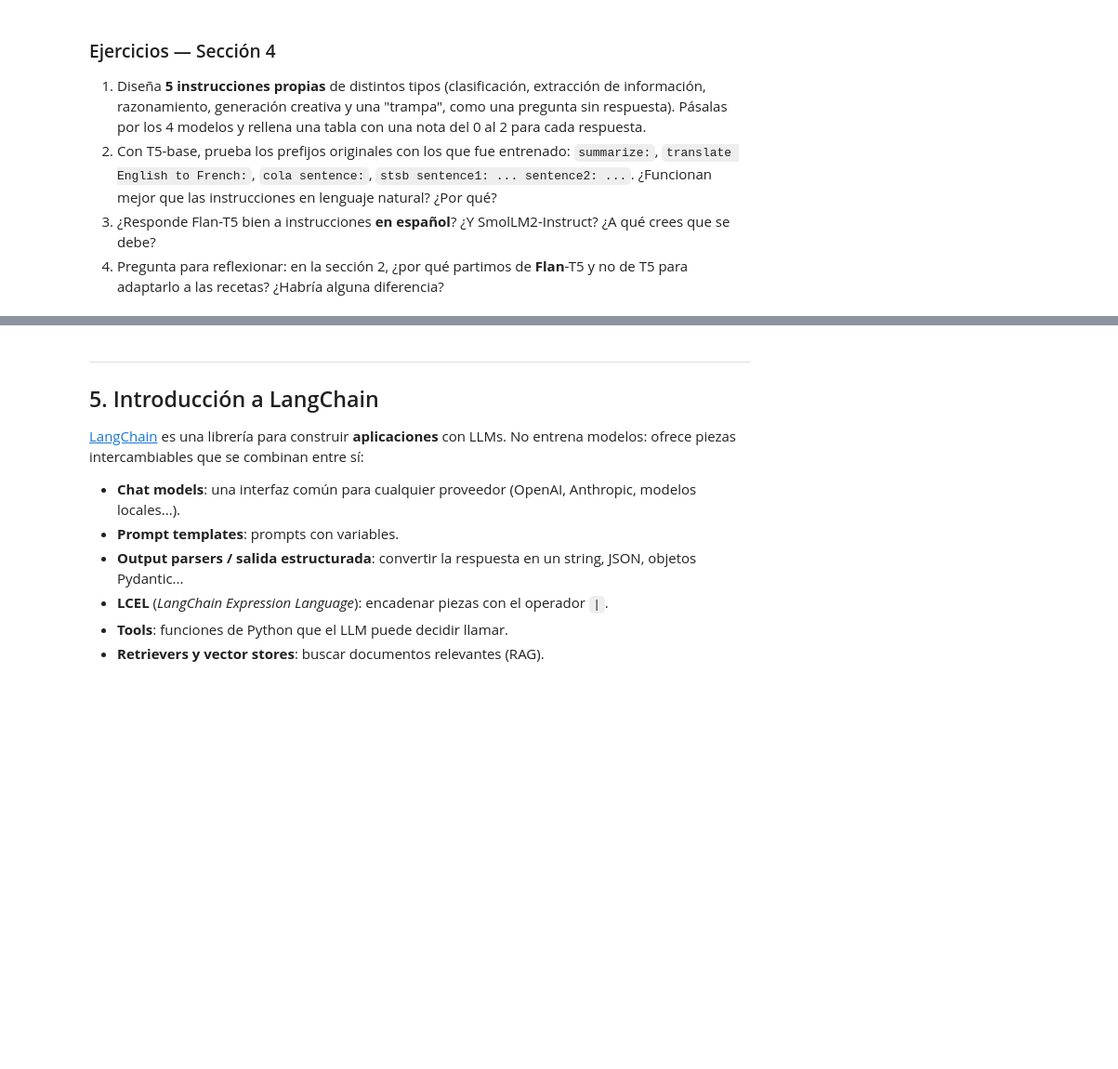
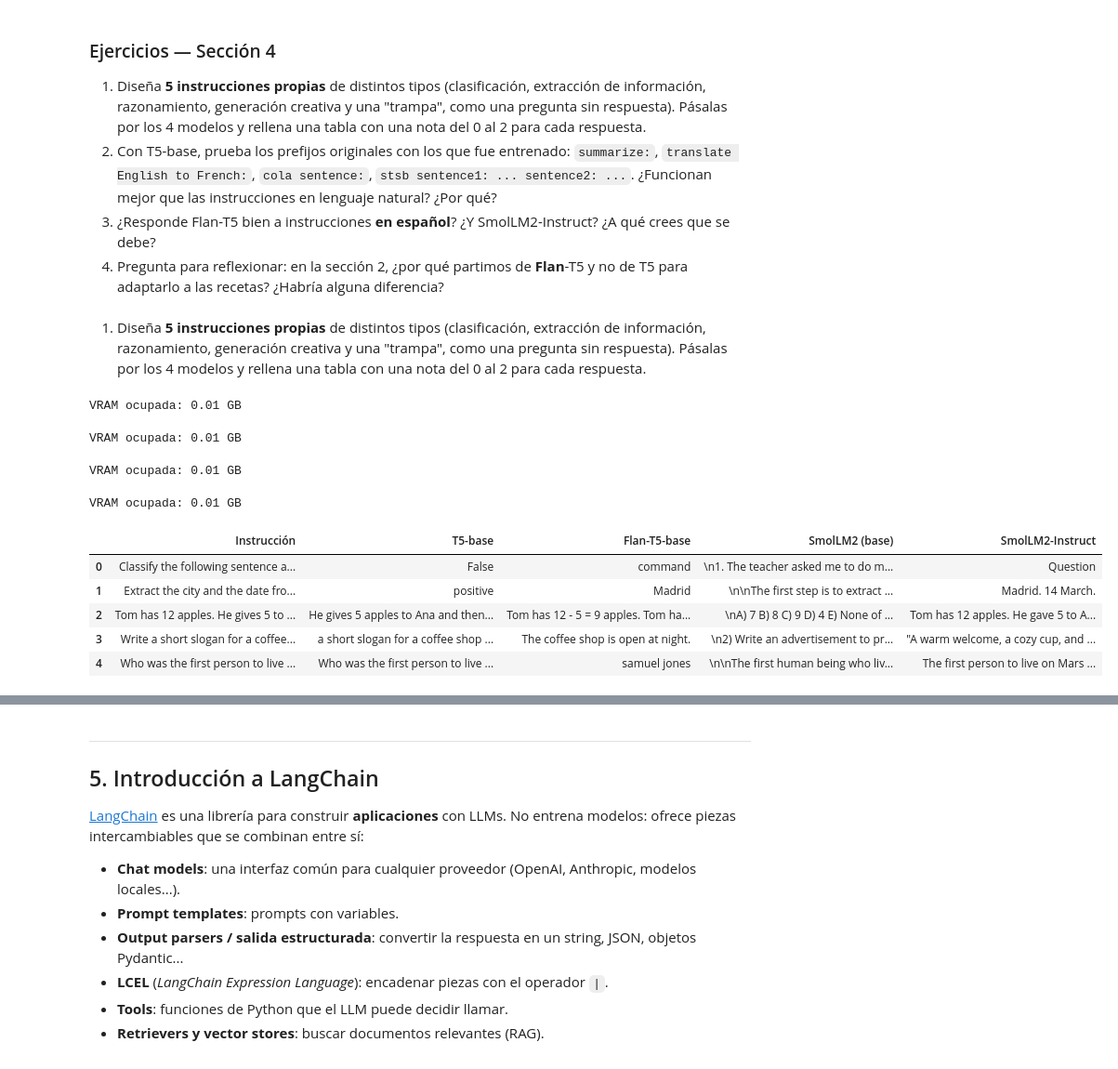
Before and after one commit to ai-somorrostro/reto_1_1-2627-llm_introduction, a Jupyter notebook: llm_fundamentos.ipynb, the cells around one changed output, grey strips where cells are left out. Shown at 93% size. Drawn from its saved outputs; the diff is of its cells as text; code cells hidden in the pictures; blank space fills up the shorter version.

```diff
--- a/llm_fundamentos.ipynb
+++ b/llm_fundamentos.ipynb
@@ -2250,3 +2284,54 @@ pd.DataFrame(resultados)
 2. Con T5-base, prueba los prefijos originales con los que fue entrenado: `summarize:`, `translate English to French:`, `cola sentence:`, `stsb sentence1: ... sentence2: ...`. ¿Funcionan mejor que las instrucciones en lenguaje natural? ¿Por qué?
 3. ¿Responde Flan-T5 bien a instrucciones **en español**? ¿Y SmolLM2-Instruct? ¿A qué crees que se debe?
 4. Pregunta para reflexionar: en la sección 2, ¿por qué partimos de **Flan**-T5 y no de T5 para adaptarlo a las recetas? ¿Habría alguna diferencia?
+# %% [markdown]
+1. Diseña **5 instrucciones propias** de distintos tipos (clasificación, extracción de información, razonamiento, generación creativa y una "trampa", como una pregunta sin respuesta). Pásalas por los 4 modelos y rellena una tabla con una nota del 0 al 2 para cada respuesta.
+# %%
+mis_instrucciones = [
+    'Classify the following sentence as a question, a command or a statement: "Please close the window."',
+    'Extract the city and the date from this sentence: "Maria will fly to Madrid on 14 March."',
+    "Tom has 12 apples. He gives 5 to Ana and then buys 3 more. How many apples does Tom have now?",
+    "Write a short slogan for a coffee shop that opens at night.",
+    "Who was the first person to live on Mars?",
+]
+
+res = {"Instrucción": mis_instrucciones}
+
+# T5-base y Flan-T5-base
+for etiqueta, nombre in {"T5-base": "google-t5/t5-base", "Flan-T5-base": "google/flan-t5-base"}.items():
+    tok = AutoTokenizer.from_pretrained(nombre)
+    model = AutoModelForSeq2SeqLM.from_pretrained(nombre).to(device)
+    res[etiqueta] = [generar_seq2seq(model, tok, p, max_new_tokens=60) for p in mis_instrucciones]
+    del model
+    liberar_memoria()
+
+# SmolLM2-360M base: texto tal cual, sin plantilla
+nombre = "HuggingFaceTB/SmolLM2-360M"
+tok = AutoTokenizer.from_pretrained(nombre)
+model = AutoModelForCausalLM.from_pretrained(nombre, dtype=DTYPE_INFERENCIA).to(device)
+res["SmolLM2 (base)"] = [generar(model, tok, p, max_new_tokens=60, do_sample=False, repetition_penalty=1.2)
+                         for p in mis_instrucciones]
+del model
+liberar_memoria()
+
+# SmolLM2-360M-Instruct: con su plantilla de chat
+nombre = "HuggingFaceTB/SmolLM2-360M-Instruct"
+tok = AutoTokenizer.from_pretrained(nombre)
+model = AutoModelForCausalLM.from_pretrained(nombre, dtype=DTYPE_INFERENCIA).to(device)
+res["SmolLM2-Instruct"] = [chat([{"role": "user", "content": p}], model=model, tok=tok,
+                                max_new_tokens=60, do_sample=False) for p in mis_instrucciones]
+del model
+liberar_memoria()
+
+pd.DataFrame(res)
+# %% [output]
+VRAM ocupada: 0.01 GB
+VRAM ocupada: 0.01 GB
+VRAM ocupada: 0.01 GB
+VRAM ocupada: 0.01 GB
+|  | Instrucción | T5-base | Flan-T5-base | SmolLM2 (base) | SmolLM2-Instruct |
+| 0 | Classify the following sentence a... | False | command | \n1. The teacher asked me to do m... | Question |
+| 1 | Extract the city and the date fro... | positive | Madrid | \n\nThe first step is to extract ... | Madrid. 14 March. |
+| 2 | Tom has 12 apples. He gives 5 to ... | He gives 5 apples to Ana and then... | Tom has 12 - 5 = 9 apples. Tom ha... | \nA) 7 B) 8 C) 9 D) 4 E) None of ... | Tom has 12 apples. He gave 5 to A... |
+| 3 | Write a short slogan for a coffee... | a short slogan for a coffee shop ... | The coffee shop is open at night. | \n2) Write an advertisement to pr... | "A warm welcome, a cozy cup, and ... |
+| 4 | Who was the first person to live ... | Who was the first person to live ... | samuel jones | \n\nThe first human being who liv... | The first person to live on Mars ... |
```
Also changed, not shown: parts of 13 cells of this notebook.
